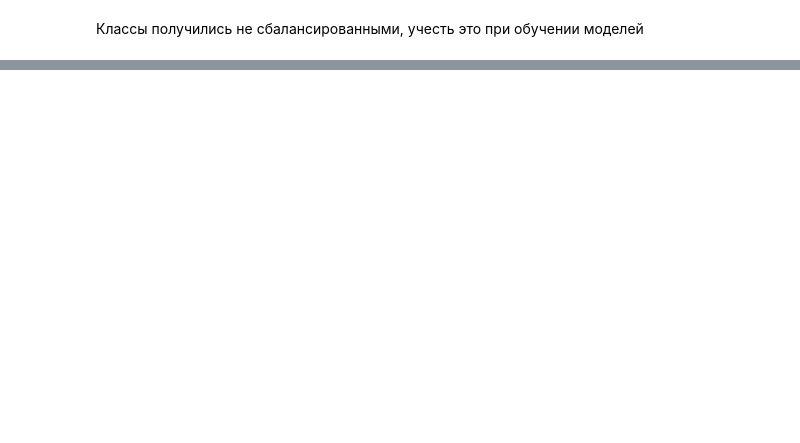
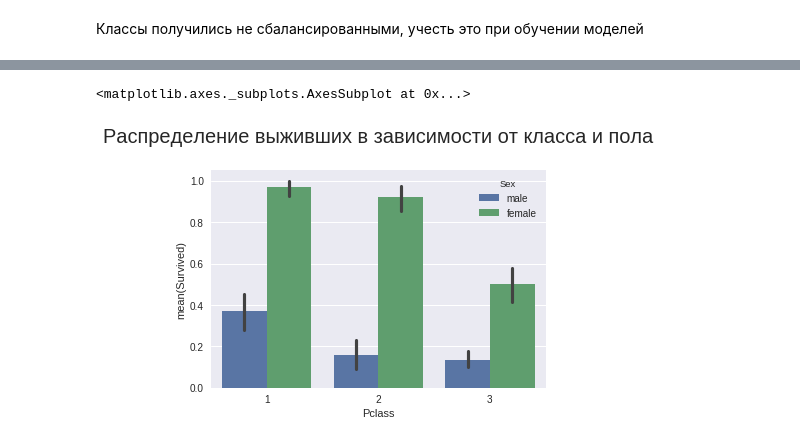
Before and after one commit to VokhmintcevKirill/ti-nic_competition2, a Jupyter notebook: Titanic_3.0.ipynb, the cells around one changed output, grey strips where cells are left out. Cells and saved outputs as stored; diff of their text form; code cells hidden in the pictures; blank space fills up the shorter version.

```diff
--- a/Titanic_3.0.ipynb
+++ b/Titanic_3.0.ipynb
@@ -57,0 +140,6 @@ sns.countplot(x='Survived', data = train)
+# %%
+plt.title(u'Распределение выживших в зависимости от класса и пола', y= 1.1, size = 20 )
+sns.barplot(x = 'Pclass', y = 'Survived', data = train, hue = 'Sex')
+# %% [output]
+<matplotlib.axes._subplots.AxesSubplot at 0x...>
+[figure, added]
```
Also changed, not shown: parts of 37 cells of this notebook.
